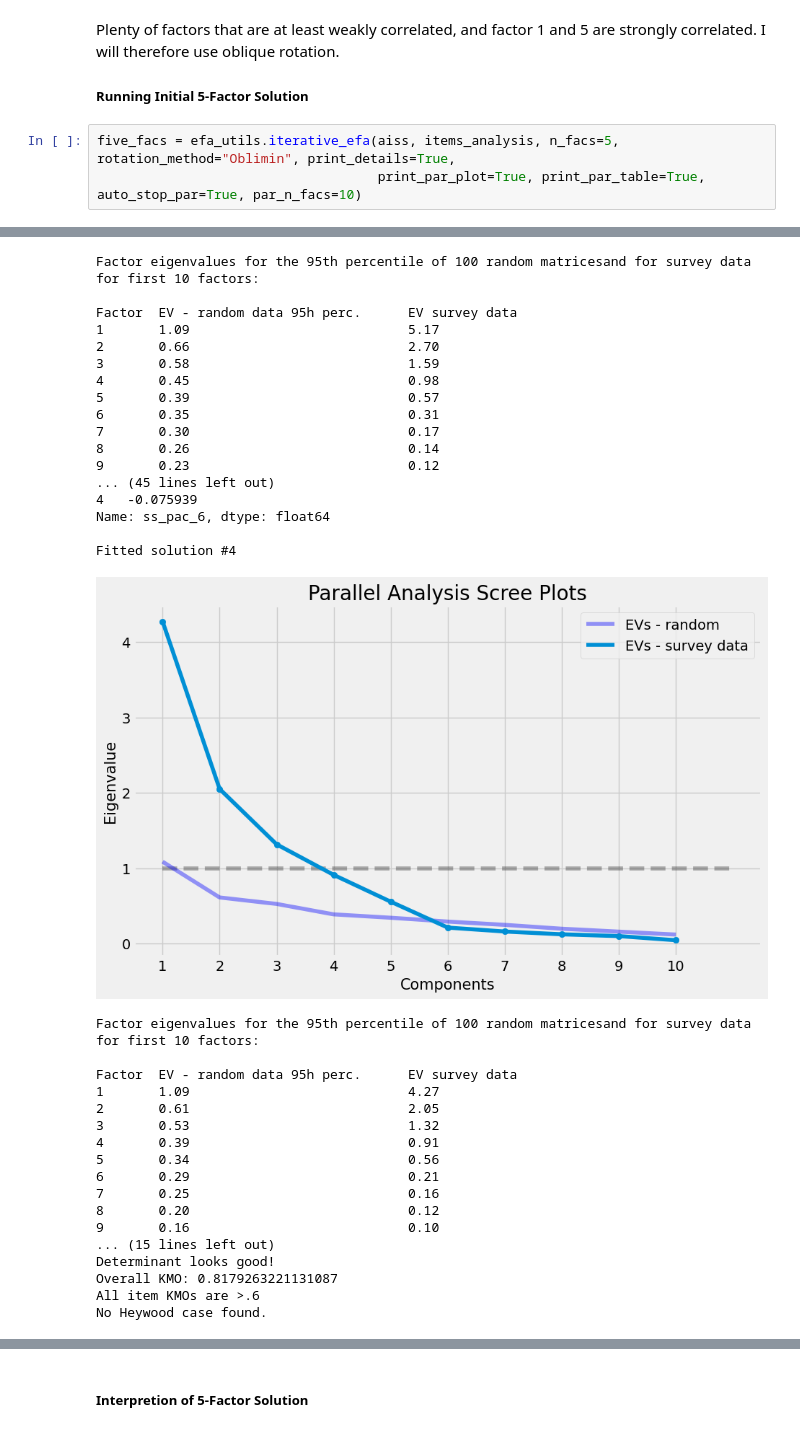
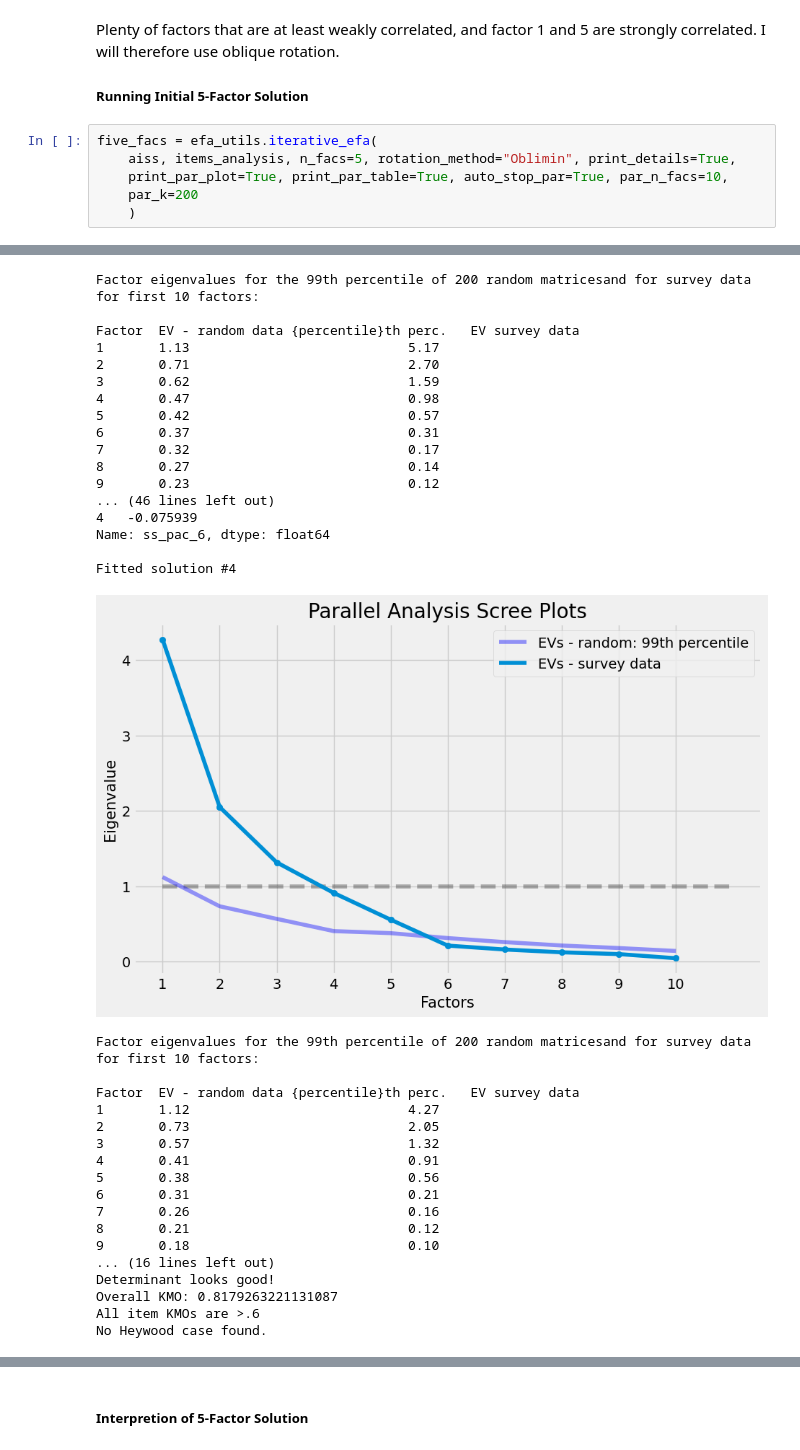
Before and after one commit to MWiechmann/ai_story_scale, a Jupyter notebook: study1_scale_construction/step_2_scale_construction_efa.ipynb, the cells around one changed output, grey strips where cells are left out. Cells and saved outputs as stored; diff of their text form.

Commit message:
update parallel analysis to use stricter criteria

```diff
--- a/study1_scale_construction/step_2_scale_construction_efa.ipynb
+++ b/study1_scale_construction/step_2_scale_construction_efa.ipynb
@@ -480,7 +484,10 @@ Plenty of factors that are at least weakly correlated, and factor 1 and 5 are st
 
 ##### Running Initial 5-Factor Solution
 # %%
-five_facs = efa_utils.iterative_efa(aiss, items_analysis, n_facs=5, rotation_method="Oblimin", print_details=True,
-                                    print_par_plot=True, print_par_table=True, auto_stop_par=True, par_n_facs=10)
+five_facs = efa_utils.iterative_efa(
+    aiss, items_analysis, n_facs=5, rotation_method="Oblimin", print_details=True,
+    print_par_plot=True, print_par_table=True, auto_stop_par=True, par_n_facs=10,
+    par_k=200
+    )
 # %% [output]
 Fitted solution #1
@@ -524,34 +531,34 @@ Fitted solution #3
-Factor eigenvalues for the 95th percentile of 100 random matricesand for survey data for first 10 factors:
+Factor eigenvalues for the 99th percentile of 200 random matricesand for survey data for first 10 factors:
 
-Factor  EV - random data 95h perc.      EV survey data
-1       1.09                            5.17
-2       0.66                            2.70
-3       0.58                            1.59
-4       0.45                            0.98
-5       0.39                            0.57
-6       0.35                            0.31
-7       0.30                            0.17
-8       0.26                            0.14
+Factor  EV - random data {percentile}th perc.   EV survey data
+1       1.13                            5.17
+2       0.71                            2.70
+3       0.62                            1.59
+4       0.47                            0.98
+5       0.42                            0.57
+6       0.37                            0.31
+7       0.32                            0.17
+8       0.27                            0.14
 9       0.23                            0.12
-... (45 lines left out)
+... (46 lines left out)
 4   -0.075939
 Name: ss_pac_6, dtype: float64
 
 Fitted solution #4
-[figure, old version]
+[figure, new version]
-Factor eigenvalues for the 95th percentile of 100 random matricesand for survey data for first 10 factors:
+Factor eigenvalues for the 99th percentile of 200 random matricesand for survey data for first 10 factors:
 
-Factor  EV - random data 95h perc.      EV survey data
-1       1.09                            4.27
-2       0.61                            2.05
-3       0.53                            1.32
-4       0.39                            0.91
-5       0.34                            0.56
-6       0.29                            0.21
-7       0.25                            0.16
-8       0.20                            0.12
-9       0.16                            0.10
-... (15 lines left out)
+Factor  EV - random data {percentile}th perc.   EV survey data
+1       1.12                            4.27
+2       0.73                            2.05
+3       0.57                            1.32
+4       0.41                            0.91
+5       0.38                            0.56
+6       0.31                            0.21
+7       0.26                            0.16
+8       0.21                            0.12
+9       0.18                            0.10
+... (16 lines left out)
 Determinant looks good!
 Overall KMO: 0.8179263221131087
 All item KMOs are >.6
```
Also changed, not shown: parts of 19 cells of this notebook, 3 other files.
